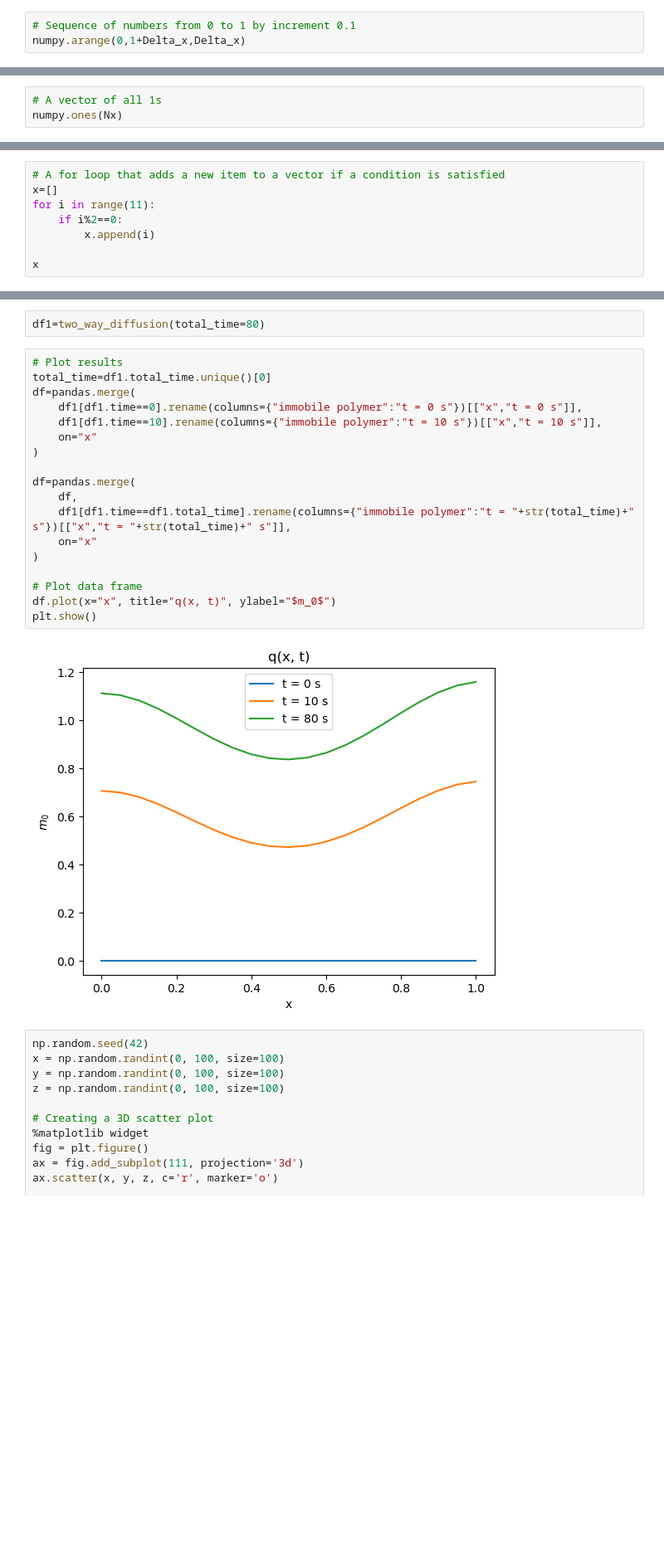
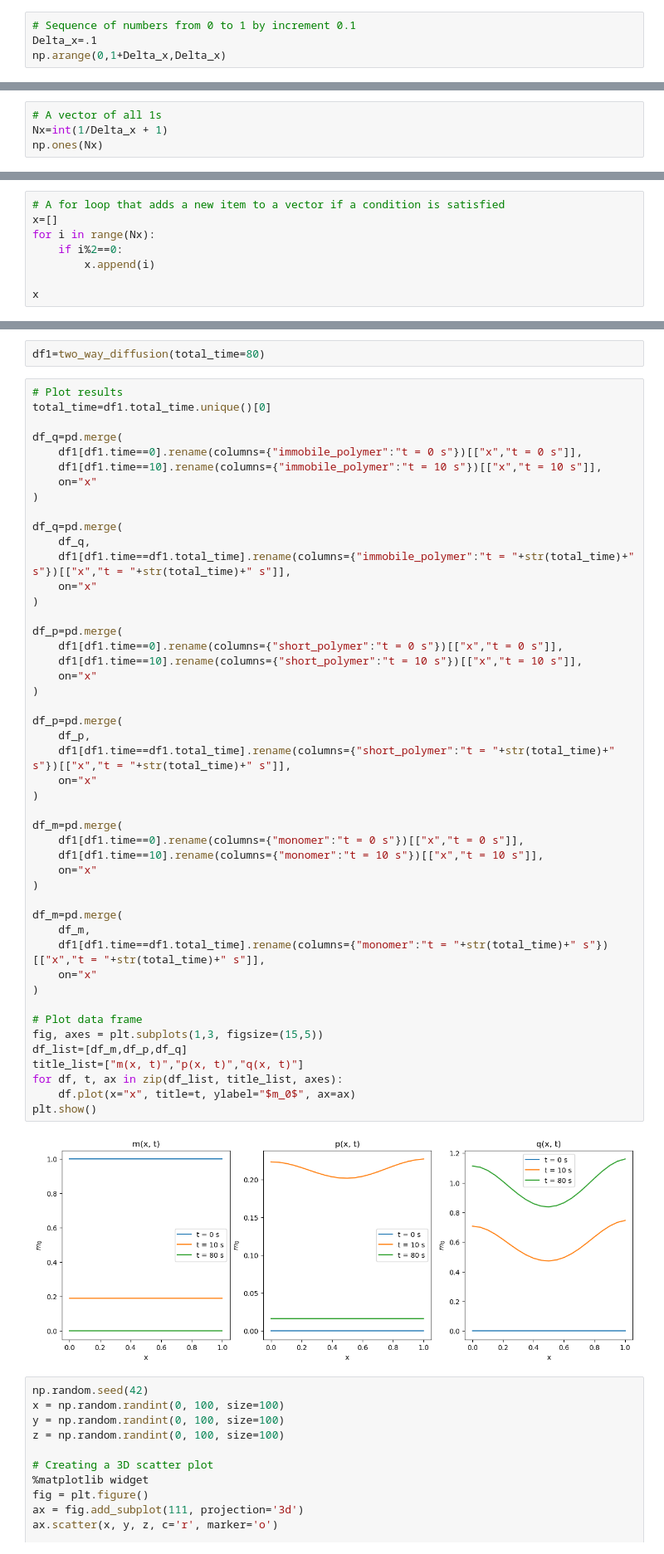
Before and after one commit to lyonsja-mathematics/My_Tutorials, a Jupyter notebook: Hello World.ipynb, the cells around one changed output, grey strips where cells are left out. Shown at 83% size. Drawn from its saved outputs; the diff is of its cells as text; blank space fills up the shorter version.

```diff
--- a/Hello World.ipynb
+++ b/Hello World.ipynb
@@ -131,4 +127,5 @@ array([[ True,  True,  True,  True],
 # %%
 # Sequence of numbers from 0 to 1 by increment 0.1
-numpy.arange(0,1+Delta_x,Delta_x)
+Delta_x=.1
+np.arange(0,1+Delta_x,Delta_x)
 # %% [output]
@@ -137,4 +133,5 @@ array([0.  , 0.05, 0.1 , 0.15, 0.2 , 0.25, 0.3 , 0.35, 0.4 , 0.45, 0.5 ,
 # %%
 # A vector of all 1s
-numpy.ones(Nx)
+Nx=int(1/Delta_x + 1)
+np.ones(Nx)
 # %% [output]
@@ -143,7 +139,7 @@ array([1., 1., 1., 1., 1., 1., 1., 1., 1., 1., 1., 1., 1., 1., 1., 1., 1.,
 # %%
 # A for loop that adds a new item to a vector if a condition is satisfied
 x=[]
-for i in range(11):
+for i in range(Nx):
     if i%2==0:
         x.append(i)
 
@@ -250,23 +246,52 @@ df1=two_way_diffusion(total_time=80)
 # %%
 # Plot results
 total_time=df1.total_time.unique()[0]
-df=pandas.merge(
-    df1[df1.time==0].rename(columns={"immobile polymer":"t = 0 s"})[["x","t = 0 s"]],
-    df1[df1.time==10].rename(columns={"immobile polymer":"t = 10 s"})[["x","t = 10 s"]],
+
+df_q=pd.merge(
+    df1[df1.time==0].rename(columns={"immobile_polymer":"t = 0 s"})[["x","t = 0 s"]],
+    df1[df1.time==10].rename(columns={"immobile_polymer":"t = 10 s"})[["x","t = 10 s"]],
     on="x"
 )
 
-df=pandas.merge(
-    df,
-    df1[df1.time==df1.total_time].rename(columns={"immobile polymer":"t = "+str(total_time)+" s"})[["x","t = "+str(total_time)+" s"]],
+df_q=pd.merge(
+    df_q,
+    df1[df1.time==df1.total_time].rename(columns={"immobile_polymer":"t = "+str(total_time)+" s"})[["x","t = "+str(total_time)+" s"]],
+    on="x"
+)
+
+df_p=pd.merge(
+    df1[df1.time==0].rename(columns={"short_polymer":"t = 0 s"})[["x","t = 0 s"]],
+    df1[df1.time==10].rename(columns={"short_polymer":"t = 10 s"})[["x","t = 10 s"]],
+    on="x"
+)
+
+df_p=pd.merge(
+    df_p,
+    df1[df1.time==df1.total_time].rename(columns={"short_polymer":"t = "+str(total_time)+" s"})[["x","t = "+str(total_time)+" s"]],
+    on="x"
+)
+
+df_m=pd.merge(
+    df1[df1.time==0].rename(columns={"monomer":"t = 0 s"})[["x","t = 0 s"]],
+    df1[df1.time==10].rename(columns={"monomer":"t = 10 s"})[["x","t = 10 s"]],
+    on="x"
+)
+
+df_m=pd.merge(
+    df_m,
+    df1[df1.time==df1.total_time].rename(columns={"monomer":"t = "+str(total_time)+" s"})[["x","t = "+str(total_time)+" s"]],
     on="x"
 )
 
 # Plot data frame
-df.plot(x="x", title="q(x, t)", ylabel="$m_0$")
+fig, axes = plt.subplots(1,3, figsize=(15,5))
+df_list=[df_m,df_p,df_q]
+title_list=["m(x, t)","p(x, t)","q(x, t)"]
+for df, t, ax in zip(df_list, title_list, axes):
+    df.plot(x="x", title=t, ylabel="$m_0$", ax=ax)
 plt.show()
 # %% [output]
-[figure, old version]
+[figure, new version]
 # %%
 np.random.seed(42)
 x = np.random.randint(0, 100, size=100)
```
Also changed, not shown: parts of 10 cells of this notebook, 2 other files.
